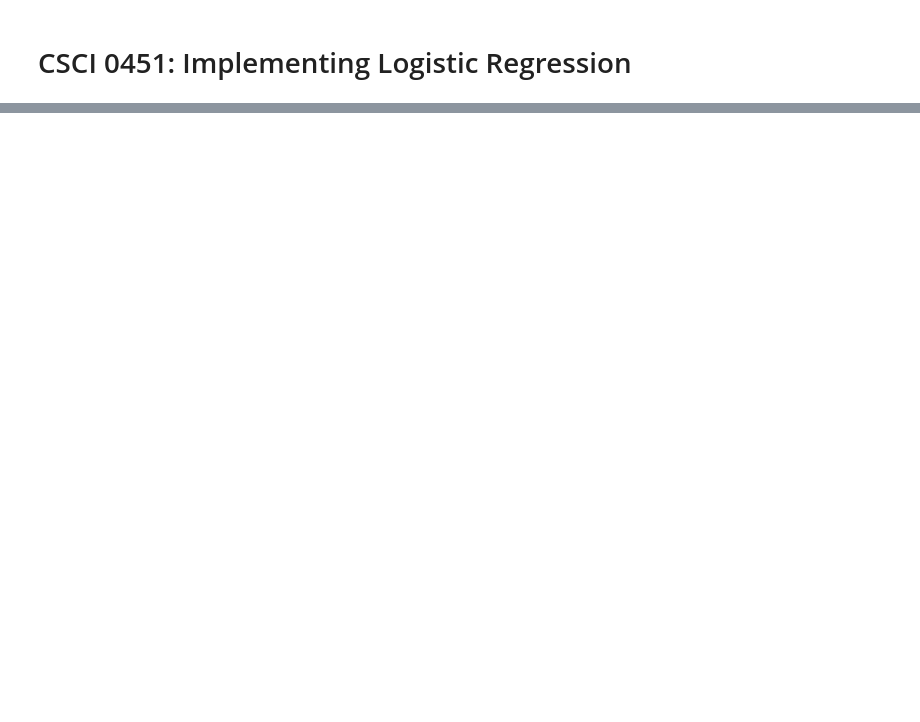
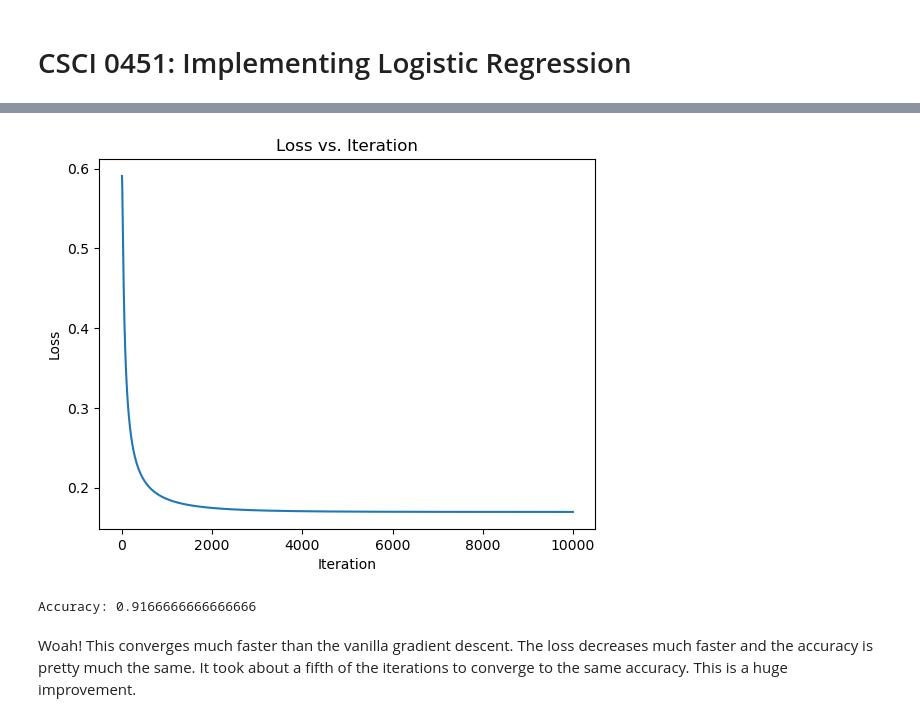
Before and after one commit to jnerenberg/jnerenberg.github.io, a Jupyter notebook: posts/logistic regression/Implementing Logistic Regression.ipynb, the cells around one changed output, grey strips where cells are left out. Saved outputs shown, nothing was run; the diff lists cells and outputs as text; code cells hidden in the pictures; blank space fills up the shorter version.

```diff
--- a/posts/logistic regression/Implementing Logistic Regression.ipynb
+++ b/posts/logistic regression/Implementing Logistic Regression.ipynb
@@ -26,0 +142,45 @@ This post is an exploration of the Palmer Penguins dataset. The dataset contains
+# %%
+# Benefits of momentum: On the same data, gradient descent with momentum (e.g. ) can converge to the correct weight vector in fewer iterations than vanilla gradient descent (with ). Plot the loss over iterations for each method. You may need to experiment with the data and choice of in order to observe speedups due to momentum.
+
+# momentum
+w2 = torch.randn(input_dim, 1, requires_grad = True)
+v = torch.zeros(input_dim, 1)
+gamma = 0.9
+learning_rate = 0.01
+losses = []
+
+for _ in range(10000):
+    # Compute the loss
+    y_pred = X @ w2
+    y_pred = torch.sigmoid(y_pred)
+    loss = loss_function(y_pred, y.view(y_pred.shape))
+    losses.append(loss.item())
+
+    # Compute the gradients
+    loss.backward()
+
+    # Update the model parameters
+    with torch.no_grad():
+        v = gamma * v + learning_rate * w2.grad
+        w2 -= v
+
+    # Zero the gradients
+    w2.grad.zero_()
+
+plt.plot(losses)
+plt.xlabel('Iteration')
+plt.ylabel('Loss')
+plt.title('Loss vs. Iteration')
+plt.show()
+# %% [output]
+[figure, added]
+# %%
+# print the accuracy
+y_pred = LR(X)
+y_pred = (y_pred > 0.5).float()
+accuracy = accuracy_score(y, y_pred.detach().numpy())
+print(f'Accuracy: {accuracy}')
+# %% [output]
+Accuracy: 0.9166666666666666
+# %% [markdown]
+Woah! This converges much faster than the vanilla gradient descent. The loss decreases much faster and the accuracy is pretty much the same. It took about a fifth of the iterations to converge to the same accuracy. This is a huge improvement.
```
Also changed, not shown: parts of 18 cells of this notebook, 8 other files.
